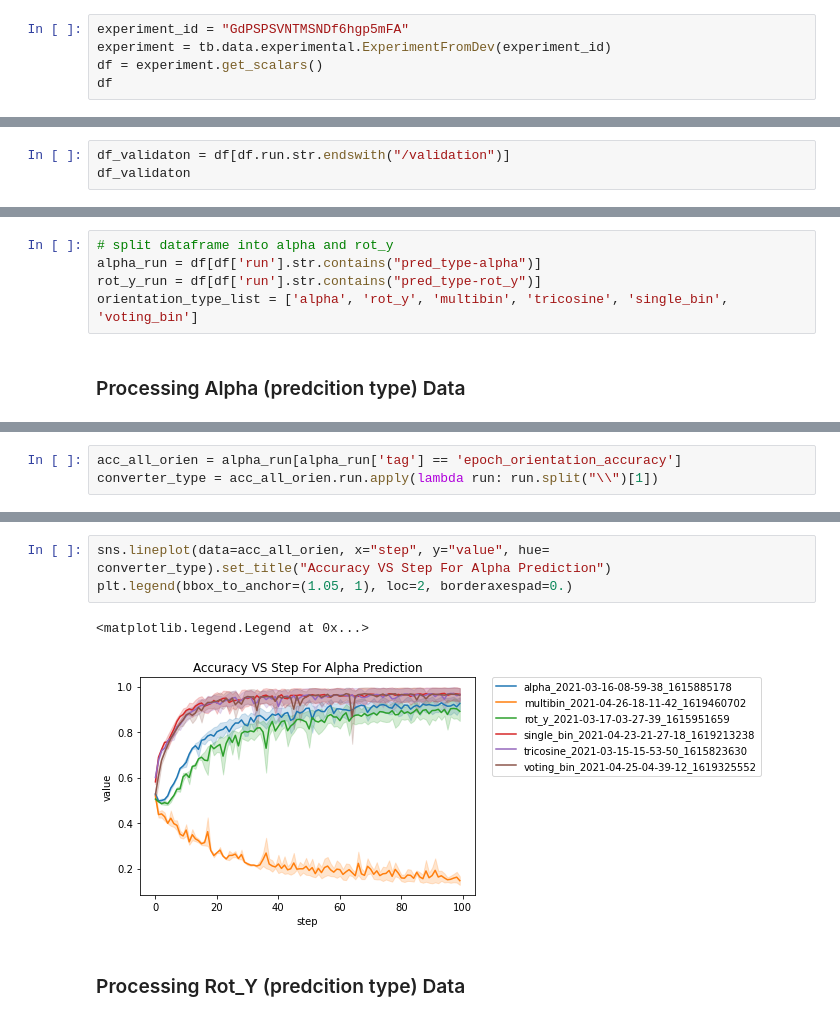
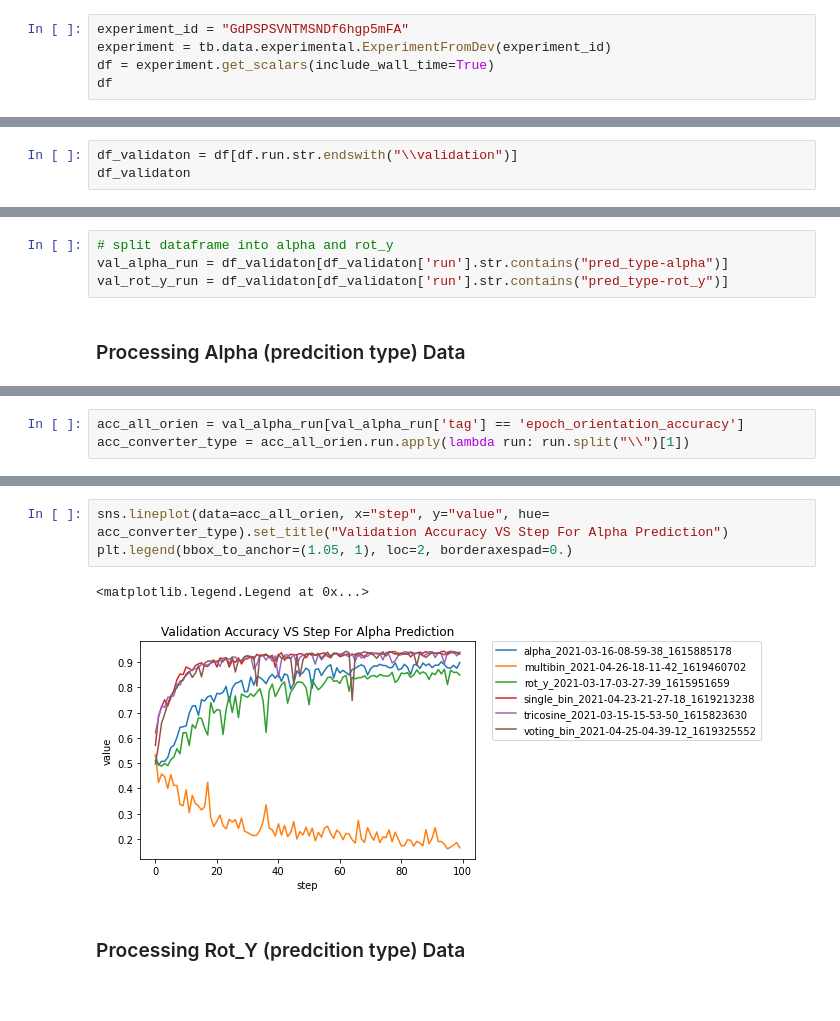
Before and after one commit to umd-fire-coml/survey-orientation-representations, a Jupyter notebook: training_data_display.ipynb, the cells around one changed output, grey strips where cells are left out. Drawn from its saved outputs; the diff is of its cells as text.

```diff
--- a/training_data_display.ipynb
+++ b/training_data_display.ipynb
@@ -11,6 +11,6 @@ https://tensorboard.dev/experiment/GdPSPSVNTMSNDf6hgp5mFA
 # %%
 experiment_id = "GdPSPSVNTMSNDf6hgp5mFA"
 experiment = tb.data.experimental.ExperimentFromDev(experiment_id)
-df = experiment.get_scalars()
+df = experiment.get_scalars(include_wall_time=True)
 df
 # %% [output]
@@ -30,5 +36,5 @@ df
 # %% [markdown]
 # Validation Accuracy
 # %%
-df_validaton = df[df.run.str.endswith("/validation")]
+df_validaton = df[df.run.str.endswith("\\validation")]
 df_validaton
@@ -55,9 +71,8 @@ print(df["tag"].unique())
  'evaluation_orientation_accuracy_vs_iterations']
 # %%
 # split dataframe into alpha and rot_y
-alpha_run = df[df['run'].str.contains("pred_type-alpha")]
-rot_y_run = df[df['run'].str.contains("pred_type-rot_y")]
-orientation_type_list = ['alpha', 'rot_y', 'multibin', 'tricosine', 'single_bin', 'voting_bin']
+val_alpha_run = df_validaton[df_validaton['run'].str.contains("pred_type-alpha")]
+val_rot_y_run = df_validaton[df_validaton['run'].str.contains("pred_type-rot_y")]
 # %% [markdown]
 ### Processing Alpha (predcition type) Data
 # %%
@@ -65,5 +80,5 @@ alpha_run["tag"].unique()
 # %% [output]
 array(['epoch_loss', 'epoch_orientation_accuracy'], dtype=object)
 # %%
-acc_all_orien = alpha_run[alpha_run['tag'] == 'epoch_orientation_accuracy']
-converter_type = acc_all_orien.run.apply(lambda run: run.split("\\")[1])
+acc_all_orien = val_alpha_run[val_alpha_run['tag'] == 'epoch_orientation_accuracy']
+acc_converter_type = acc_all_orien.run.apply(lambda run: run.split("\\")[1])
@@ -83,9 +85,9 @@ Name: run, Length: 1200, dtype: object
 # %%
-sns.lineplot(data=acc_all_orien, x="step", y="value", hue= converter_type).set_title("Accuracy VS Step For Alpha Prediction")
+sns.lineplot(data=acc_all_orien, x="step", y="value", hue= acc_converter_type).set_title("Validation Accuracy VS Step For Alpha Prediction")
 plt.legend(bbox_to_anchor=(1.05, 1), loc=2, borderaxespad=0.)
 # %% [output]
 <matplotlib.legend.Legend at 0x...>
-[figure, old version]
+[figure, new version]
 # %% [markdown]
 ### Processing Rot_Y (predcition type) Data
 # %%
```
Also changed, not shown: parts of 29 cells of this notebook.
